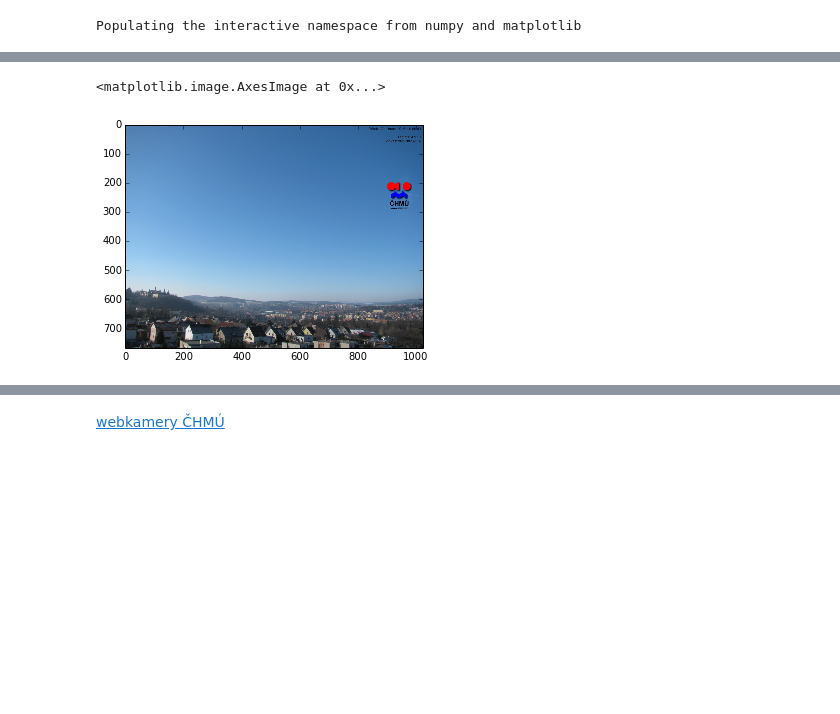
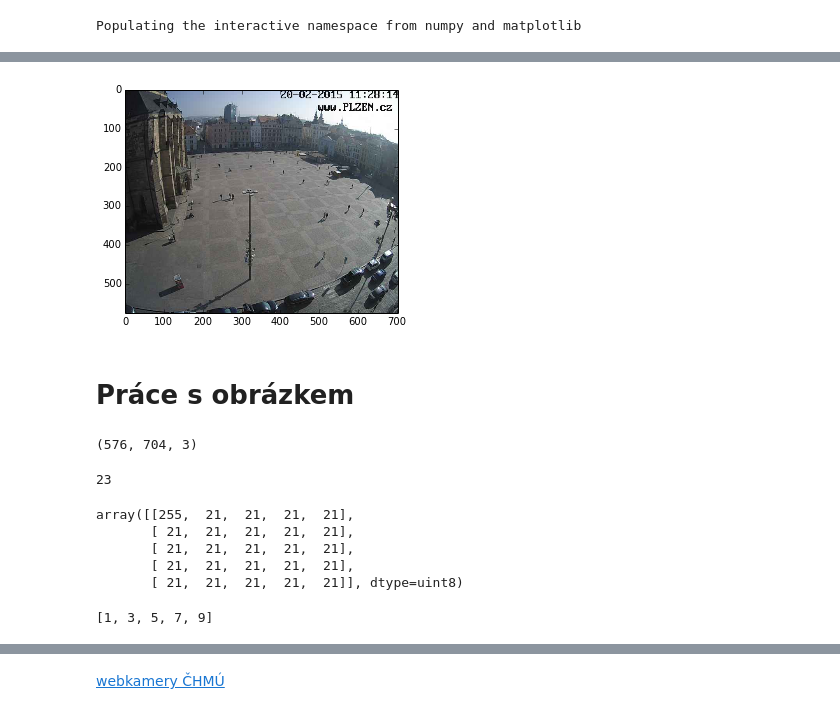
Before and after one commit to mjirik/ZDO, a Jupyter notebook: ZDOcv02.ipynb, the cells around one changed output, grey strips where cells are left out. Saved outputs shown, nothing was run; the diff lists cells and outputs as text; code cells hidden in the pictures; blank space fills up the shorter version.

```diff
--- a/ZDOcv02.ipynb
+++ b/ZDOcv02.ipynb
@@ -30,13 +32,36 @@ import matplotlib.pyplot as plt
 # %%
 # scipy.misc.imread(
 URL = "http://plzen.cz/kamera.php?0.8989779513794929"
-URL = "http://www.chmi.cz/files/portal/docs/meteo/kam/pribram.jpg"
+# URL = "http://www.chmi.cz/files/portal/docs/meteo/kam/pribram.jpg"
 
 
 file = cStringIO.StringIO(urllib.urlopen(URL).read())
 
 img = scipy.misc.imread(file)
 plt.imshow(img)
+plt.show()
 # %% [output]
-<matplotlib.image.AxesImage at 0x...>
-[figure, old version]
+[figure, new version]
+# %% [markdown]
+# Práce s obrázkem
+# %%
+img.shape
+# %% [output]
+(576, 704, 3)
+# %%
+img[50, 10, 0]
+# %% [output]
+23
+# %%
+img[10:15, 10:15, 0]
+# %% [output]
+array([[255,  21,  21,  21,  21],
+       [ 21,  21,  21,  21,  21],
+       [ 21,  21,  21,  21,  21],
+       [ 21,  21,  21,  21,  21],
+       [ 21,  21,  21,  21,  21]], dtype=uint8)
+# %%
+pole = [1,2,3,4,5,6,7,8,9]
+print pole[::2]
+# %% [output]
+[1, 3, 5, 7, 9]
```
Also changed, not shown: parts of 3 cells of this notebook, 3 other files.
